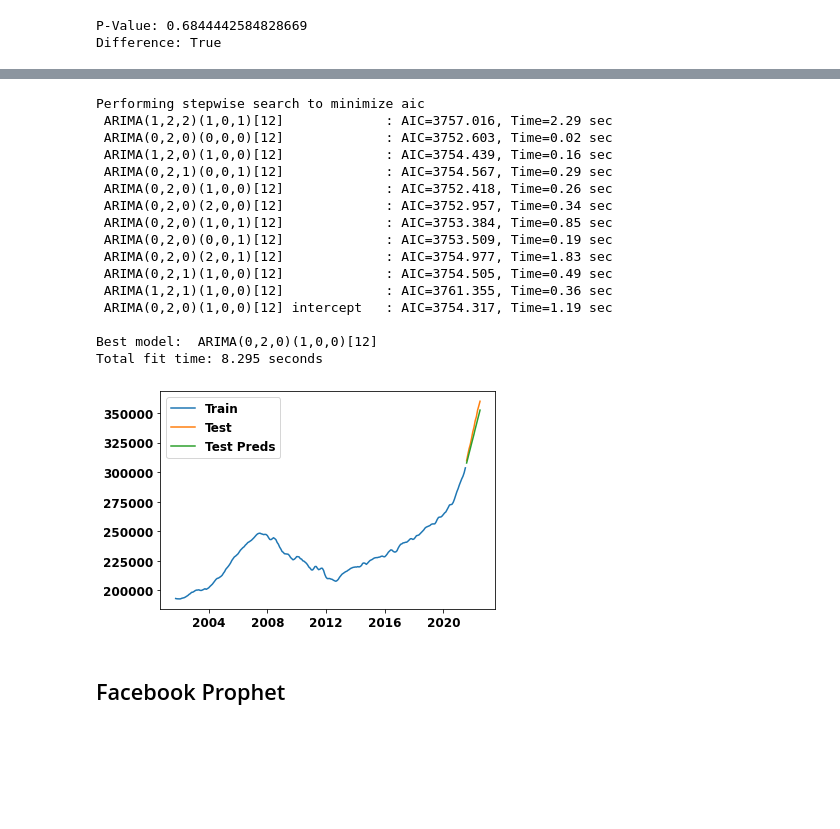
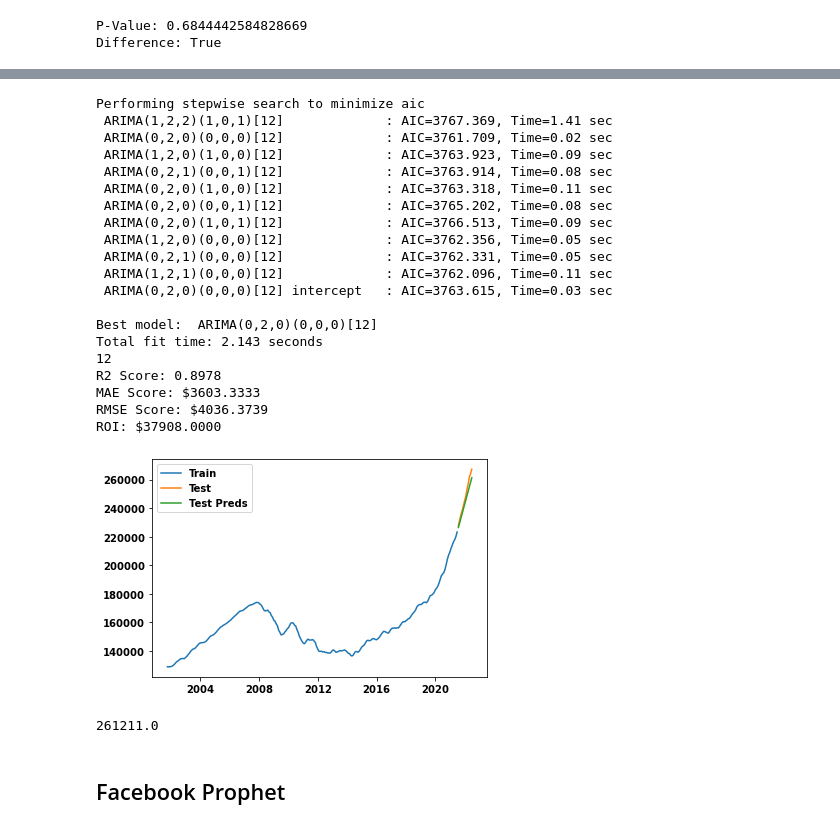
Before and after one commit to CoopaM/Real-Estate-Predictor, a Jupyter notebook: starter_notebook.ipynb, the cells around one changed output, grey strips where cells are left out. Cells and saved outputs as stored; diff of their text form; code cells hidden in the pictures; blank space fills up the shorter version.

```diff
--- a/starter_notebook.ipynb
+++ b/starter_notebook.ipynb
@@ -324,6 +326,10 @@ Warnings:
 [1] Covariance matrix calculated using the outer product of gradients (complex-step).
 # %%
 def arima_model(zipcode, dataframe = df):
+    '''
+    This is an arima model predicting housing prices based on zipcode by taking in a zipcode
+    and dataframe and outputting a prediction for the last 12 months.
+    '''
     zipcode = dataframe.loc[dataframe['RegionName'] == zipcode]
     melted_df = melt_data(zipcode)
     melted_df.index = pd.to_datetime(melted_df.index)
@@ -334,32 +340,48 @@ def arima_model(zipcode, dataframe = df):
         start_1=1,
         trace=True,
         m=12,
-        seasonal=True) ;
+        seasonal=True)
+    print(len(test))
     test_preds = pd.Series(arima.predict(n_periods=len(test)), index=test.index)
+    print(f"R2 Score: {r2_score(test, test_preds):.4f}")
+    print(f"MAE Score: ${mean_absolute_error(test, test_preds):.4f}")
+    print(f"RMSE Score: ${mean_squared_error(test, test_preds, squared=False):.4f}")
+    actual = train['value'].values[-1]
+    trend = test_preds.values[-1]
+    print(f"ROI: ${(trend - actual):.4f}")
     plt.plot(train, label = 'Train')
     plt.plot(test, label = 'Test')
     plt.plot(test_preds, label = 'Test Preds')
-    plt.legend();
+    plt.legend()
+    return test_preds
-# %%
-arima_model(35173, df2)
-# %% [output]
-Performing stepwise search to minimize aic
- ARIMA(1,2,2)(1,0,1)[12]             : AIC=3757.016, Time=2.29 sec
- ARIMA(0,2,0)(0,0,0)[12]             : AIC=3752.603, Time=0.02 sec
- ARIMA(1,2,0)(1,0,0)[12]             : AIC=3754.439, Time=0.16 sec
- ARIMA(0,2,1)(0,0,1)[12]             : AIC=3754.567, Time=0.29 sec
- ARIMA(0,2,0)(1,0,0)[12]             : AIC=3752.418, Time=0.26 sec
- ARIMA(0,2,0)(2,0,0)[12]             : AIC=3752.957, Time=0.34 sec
- ARIMA(0,2,0)(1,0,1)[12]             : AIC=3753.384, Time=0.85 sec
- ARIMA(0,2,0)(0,0,1)[12]             : AIC=3753.509, Time=0.19 sec
- ARIMA(0,2,0)(2,0,1)[12]             : AIC=3754.977, Time=1.83 sec
- ARIMA(0,2,1)(1,0,0)[12]             : AIC=3754.505, Time=0.49 sec
- ARIMA(1,2,1)(1,0,0)[12]             : AIC=3761.355, Time=0.36 sec
- ARIMA(0,2,0)(1,0,0)[12] intercept   : AIC=3754.317, Time=1.19 sec
-
-Best model:  ARIMA(0,2,0)(1,0,0)[12]
-Total fit time: 8.295 seconds
-[figure, removed]
+# %%
+test_preds = arima_model(35210, df2)
+# %% [output]
+Performing stepwise search to minimize aic
+ ARIMA(1,2,2)(1,0,1)[12]             : AIC=3767.369, Time=1.41 sec
+ ARIMA(0,2,0)(0,0,0)[12]             : AIC=3761.709, Time=0.02 sec
+ ARIMA(1,2,0)(1,0,0)[12]             : AIC=3763.923, Time=0.09 sec
+ ARIMA(0,2,1)(0,0,1)[12]             : AIC=3763.914, Time=0.08 sec
+ ARIMA(0,2,0)(1,0,0)[12]             : AIC=3763.318, Time=0.11 sec
+ ARIMA(0,2,0)(0,0,1)[12]             : AIC=3765.202, Time=0.08 sec
+ ARIMA(0,2,0)(1,0,1)[12]             : AIC=3766.513, Time=0.09 sec
+ ARIMA(1,2,0)(0,0,0)[12]             : AIC=3762.356, Time=0.05 sec
+ ARIMA(0,2,1)(0,0,0)[12]             : AIC=3762.331, Time=0.05 sec
+ ARIMA(1,2,1)(0,0,0)[12]             : AIC=3762.096, Time=0.11 sec
+ ARIMA(0,2,0)(0,0,0)[12] intercept   : AIC=3763.615, Time=0.03 sec
+
+Best model:  ARIMA(0,2,0)(0,0,0)[12]
+Total fit time: 2.143 seconds
+12
+R2 Score: 0.8978
+MAE Score: $3603.3333
+RMSE Score: $4036.3739
+ROI: $37908.0000
+[figure, added]
+# %%
+test_preds.values[-1]
+# %% [output]
+261211.0
 # %% [markdown]
 ## Facebook Prophet
 # %%
```
Also changed, not shown: parts of 39 cells of this notebook, 1 other file.
